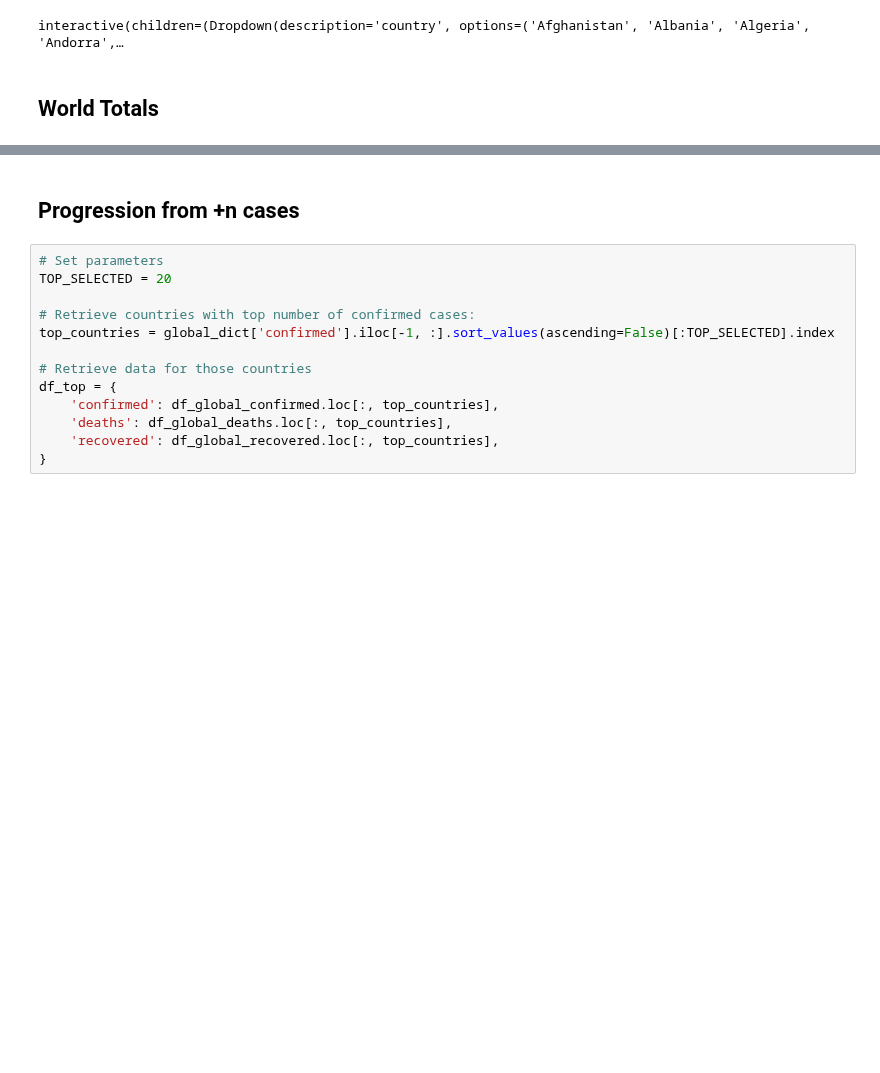
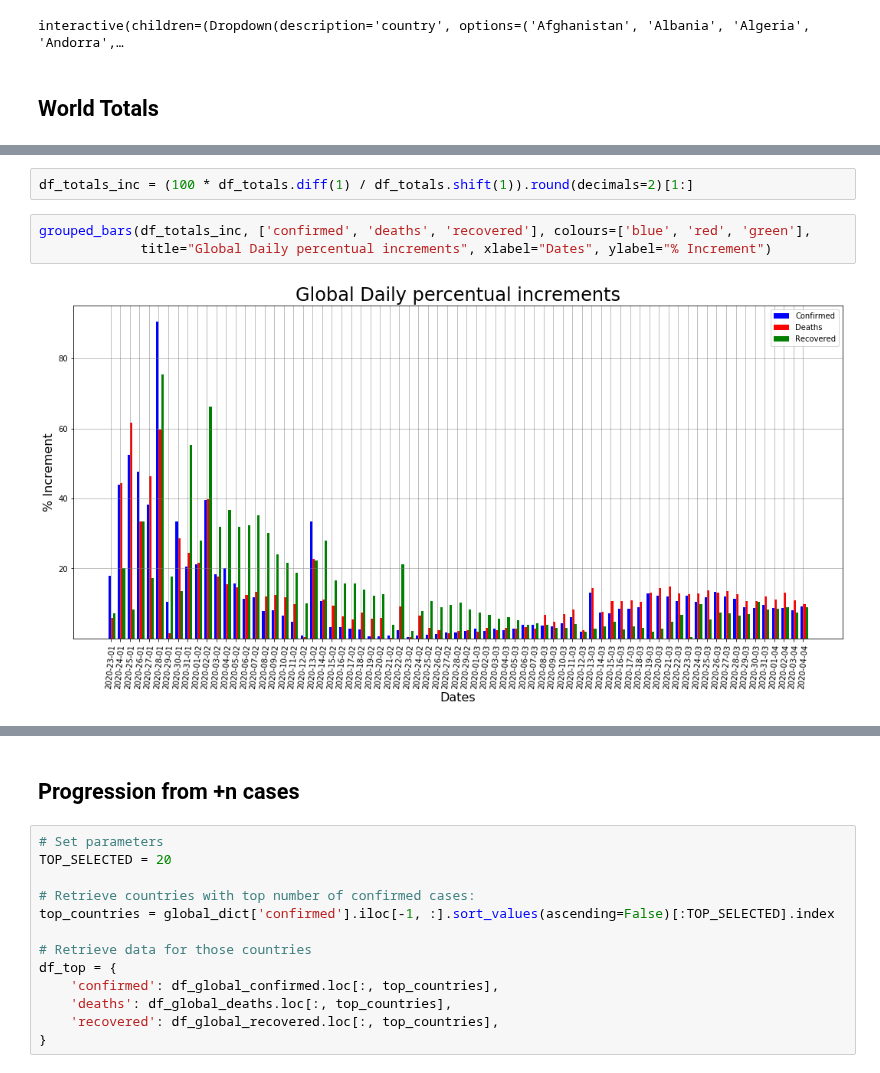
Before and after one commit to jgdelrio/covid-data, a Jupyter notebook: notebooks/covid-19_analysis.ipynb, the cells around one changed output, grey strips where cells are left out. Saved outputs shown, nothing was run; the diff lists cells and outputs as text; blank space fills up the shorter version.

```diff
--- a/notebooks/covid-19_analysis.ipynb
+++ b/notebooks/covid-19_analysis.ipynb
@@ -192,0 +193,7 @@ plot_stacked_bar(data, series_labels, category_labels=category_labels, orientati
+# %%
+df_totals_inc = (100 * df_totals.diff(1) / df_totals.shift(1)).round(decimals=2)[1:]
+# %%
+grouped_bars(df_totals_inc, ['confirmed', 'deaths', 'recovered'], colours=['blue', 'red', 'green'],
+             title="Global Daily percentual increments", xlabel="Dates", ylabel="% Increment")
+# %% [output]
+[figure, added]
```
Also changed, not shown: parts of 10 cells of this notebook, 10 other files.
